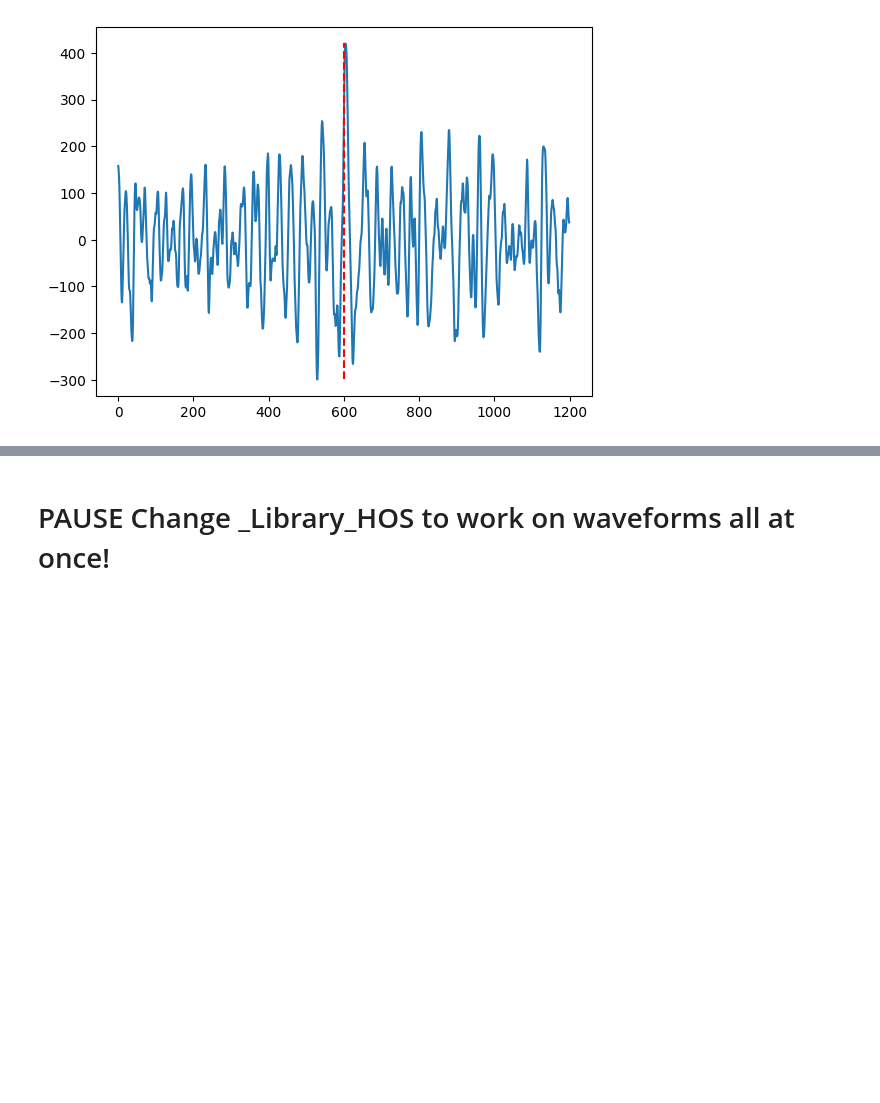
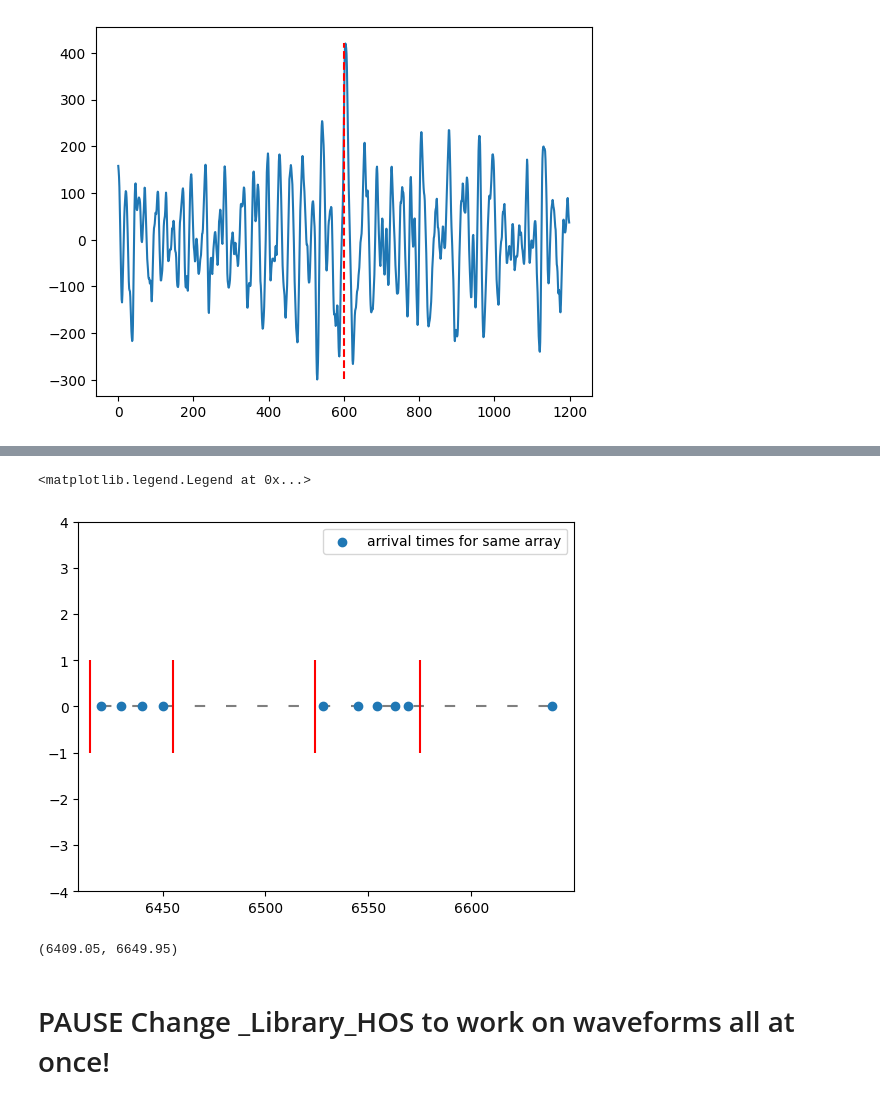
Before and after one commit to Nemenick/primoprogetto, a Jupyter notebook: Codici/_DETECT_HOS.ipynb, the cells around one changed output, grey strips where cells are left out. Saved outputs shown, nothing was run; the diff lists cells and outputs as text; code cells hidden in the pictures; blank space fills up the shorter version.

```diff
--- a/Codici/_DETECT_HOS.ipynb
+++ b/Codici/_DETECT_HOS.ipynb
@@ -336,3 +425,21 @@ plt.plot(D.sismogramma[i][or_s:or_s+8*int(D.metadata["sampling_rate"][i])])
+# %%
+bio = [6430, 6440, 6450] + uu[j]
+# %%
+
+pio = plt.scatter(bio, [0 for i in range(len(bio))], label="arrival times for same array")
+plt.hlines(0,np.min(uu[j]),np.max(uu[j]), linestyles=(0, (5, 10)), color="black", zorder=-1, alpha=0.5)
+le,ri = plt.xlim()
+plt.xlim(le,ri)
+plt.vlines([6415, 6455,6524,6575],-1,1,colors="red")
+plt.ylim((-4,4))
+plt.legend()
+# %% [output]
+<matplotlib.legend.Legend at 0x...>
+[figure, added]
+# %%
+le, ri
+# %% [output]
+(6409.05, 6649.95)
 # %% [markdown]
 #  PAUSE Change _Library_HOS to work on waveforms all at once!
 # %% [markdown]
```
Also changed, not shown: parts of 21 cells of this notebook, 2 other files.
